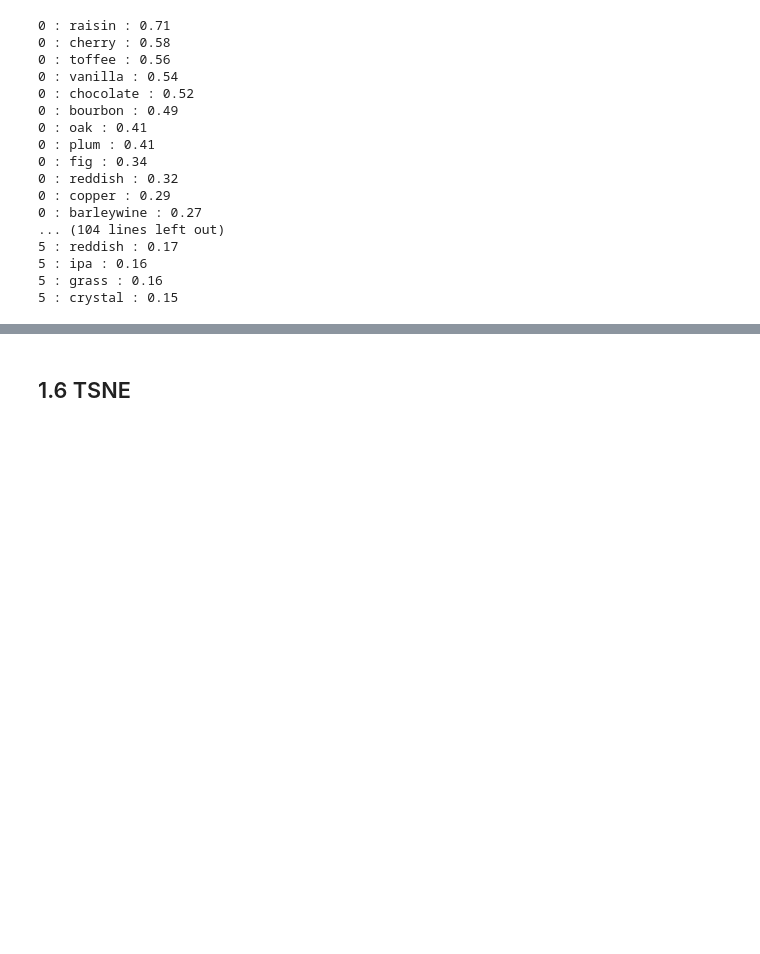
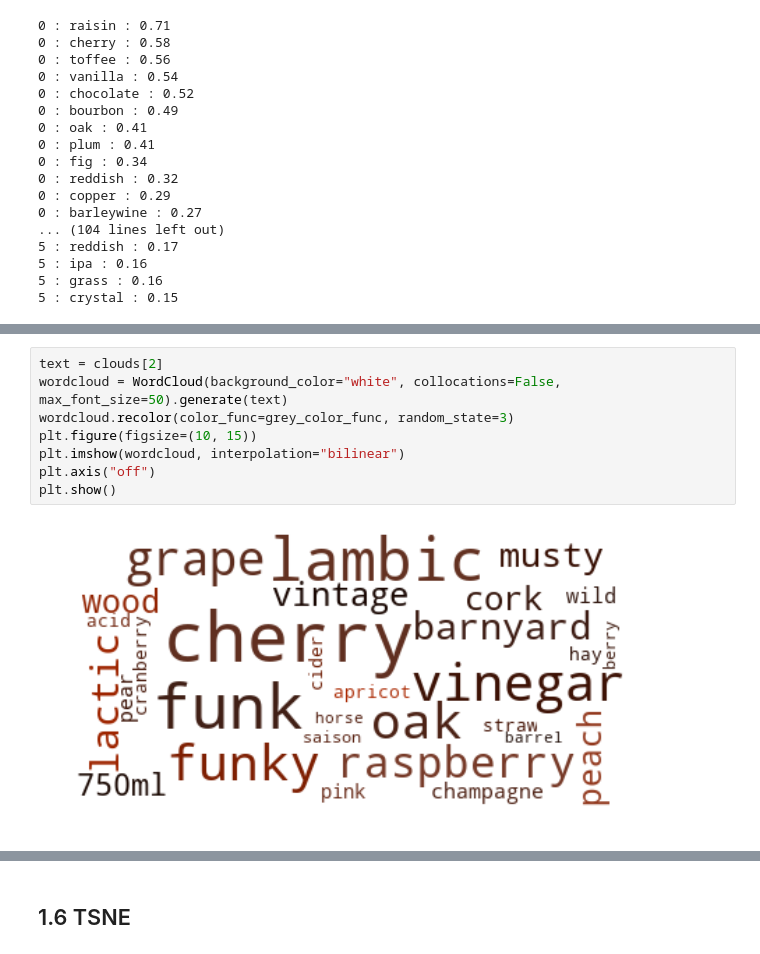
Before and after one commit to mkduchak/beerreview, a Jupyter notebook: 3_vectorizing.ipynb, the cells around one changed output, grey strips where cells are left out. Saved outputs shown, nothing was run; the diff lists cells and outputs as text; blank space fills up the shorter version.

```diff
--- a/3_vectorizing.ipynb
+++ b/3_vectorizing.ipynb
@@ -298,0 +354,10 @@ for index, topic in enumerate(nmf2.components_):
+# %%
+text = clouds[2]
+wordcloud = WordCloud(background_color="white", collocations=False,  max_font_size=50).generate(text)
+wordcloud.recolor(color_func=grey_color_func, random_state=3)
+plt.figure(figsize=(10, 15))
+plt.imshow(wordcloud, interpolation="bilinear")
+plt.axis("off")
+plt.show()
+# %% [output]
+[figure, added]
```
Also changed, not shown: parts of 22 cells of this notebook.
